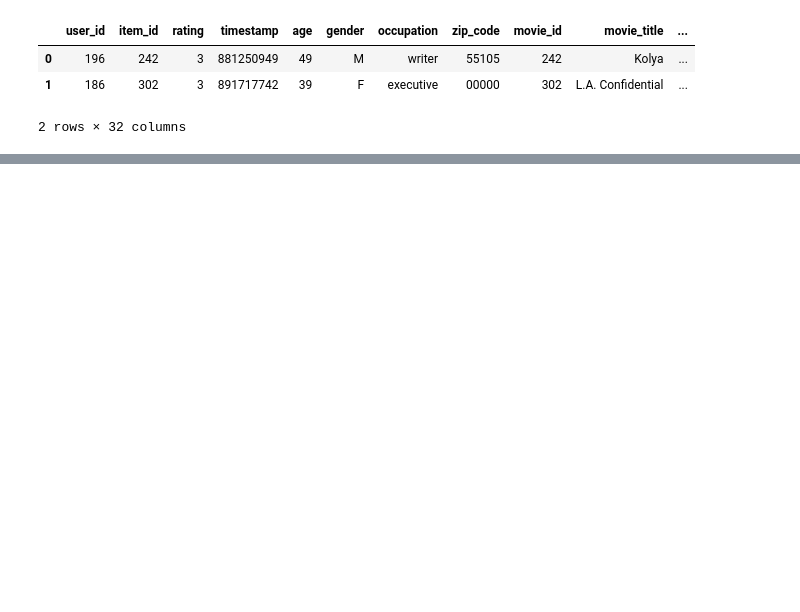
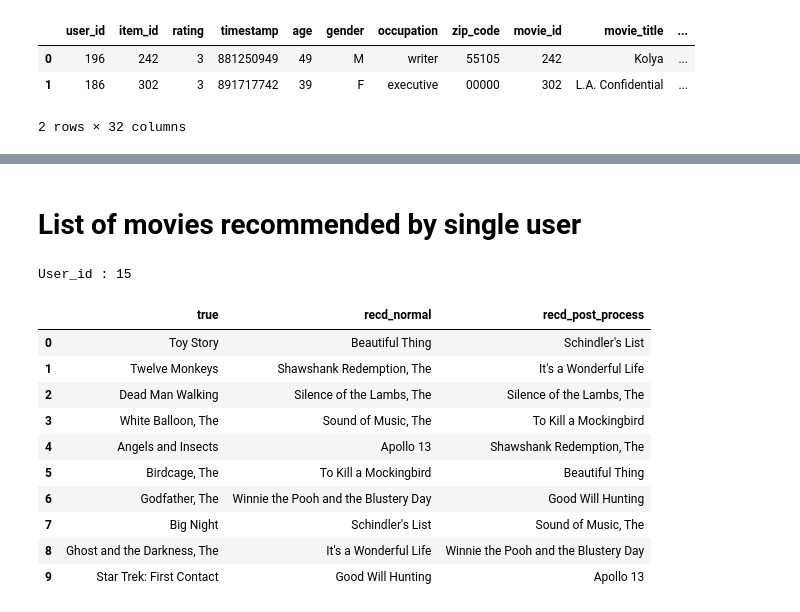
Before and after one commit to KJKR73/Recommender_Systems, a Jupyter notebook: collaborative_filtering/mvl_collab_filter_neuMF.ipynb, the cells around one changed output, grey strips where cells are left out. Drawn from its saved outputs; the diff is of its cells as text; code cells hidden in the pictures; blank space fills up the shorter version.

Commit message:
5 folds and single preds added

```diff
--- a/collaborative_filtering/mvl_collab_filter_neuMF.ipynb
+++ b/collaborative_filtering/mvl_collab_filter_neuMF.ipynb
@@ -249,8 +312,8 @@ class Neural_Collaborative_Recommeder_Engine(object):
 # %%
 # Make the cosine similarity dataframe
-csim_df = master_df[["item_id","movie_title", "cleaned_movie_title", "movie_id"]].drop_duplicates()
+csim_df = master_df[["item_id", "movie_title", "cleaned_movie_title", "movie_id"]].drop_duplicates()
 list_csim_data = []
-for movie in tqdm(csim_df["cleaned_movie_title"]):
+for movie in csim_df["cleaned_movie_title"]:
     list_csim_data.append(title_to_vec(movie))
 
 # Convert to array
@@ -259,6 +322,5 @@ csim_data = np.asarray(list_csim_data)
 # Append the similarity vector to the dataframe
 csim_df = pd.concat((csim_df.reset_index(drop=True), pd.DataFrame(csim_data)), axis=1)
 print("NaN value count : %d" % csim_df.isna().sum().any())
-csim_df.head(2)
 # %% [output]
 NaN value count : 0
@@ -381,0 +447,2 @@ Fold-5 MAP@K || Mean : 0.0100 | Max : 0.2000 | Min : 0.0000
+# %% [markdown]
+# List of movies recommended by single user
@@ -381,0 +483,30 @@ Fold-5 MAP@K || Mean : 0.0100 | Max : 0.2000 | Min : 0.0000
+# %%
+# Declerations
+num_users = len(np.unique(master_df["user_id"]))
+num_items = len(np.unique(master_df["item_id"]))
+model_in = collaborative_model(num_users=num_users, num_items=num_items)
+train_data = pd.read_csv("../input/mvlens-split-data/fold_1_train.csv", low_memory=False)
+val_data = pd.read_csv("../input/mvlens-split-data/fold_1_test.csv", low_memory=False)
+user_id = np.random.choice(val_data["user_id"].tolist(), size=1)[0]
+
+# Get the dataframe
+df = compare_true_rec(model=model_in, user_id=user_id,
+                      num_folds_to_use=5,
+                      train_data=train_data,
+                      val_data=val_data)
+# %% [output]
+User_id : 15
+# %%
+df.head(10)
+# %% [output]
+|  | true | recd_normal | recd_post_process |
+| 0 | Toy Story | Beautiful Thing | Schindler's List |
+| 1 | Twelve Monkeys | Shawshank Redemption, The | It's a Wonderful Life |
+| 2 | Dead Man Walking | Silence of the Lambs, The | Silence of the Lambs, The |
+| 3 | White Balloon, The | Sound of Music, The | To Kill a Mockingbird |
+| 4 | Angels and Insects | Apollo 13 | Shawshank Redemption, The |
+| 5 | Birdcage, The | To Kill a Mockingbird | Beautiful Thing |
+| 6 | Godfather, The | Winnie the Pooh and the Blustery Day | Good Will Hunting |
+| 7 | Big Night | Schindler's List | Sound of Music, The |
+| 8 | Ghost and the Darkness, The | It's a Wonderful Life | Winnie the Pooh and the Blustery Day |
+| 9 | Star Trek: First Contact | Good Will Hunting | Apollo 13 |
```
Also changed, not shown: parts of 16 cells of this notebook.
